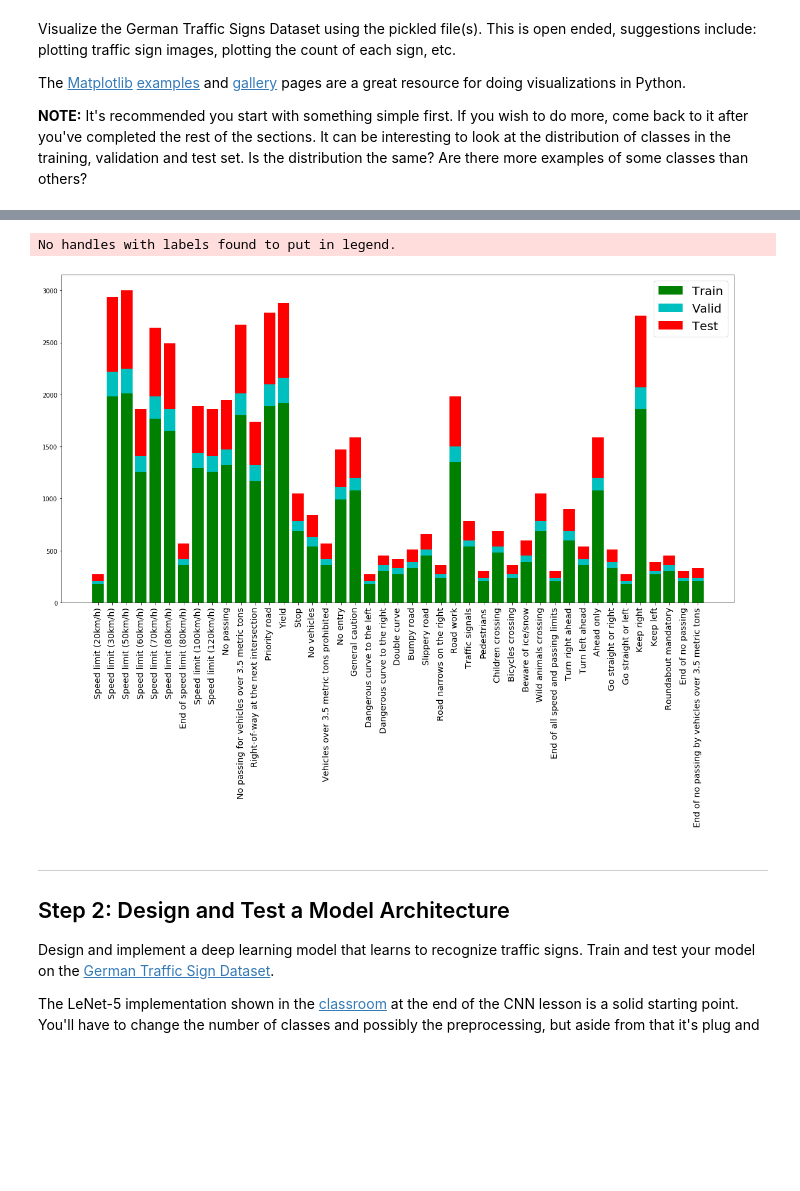
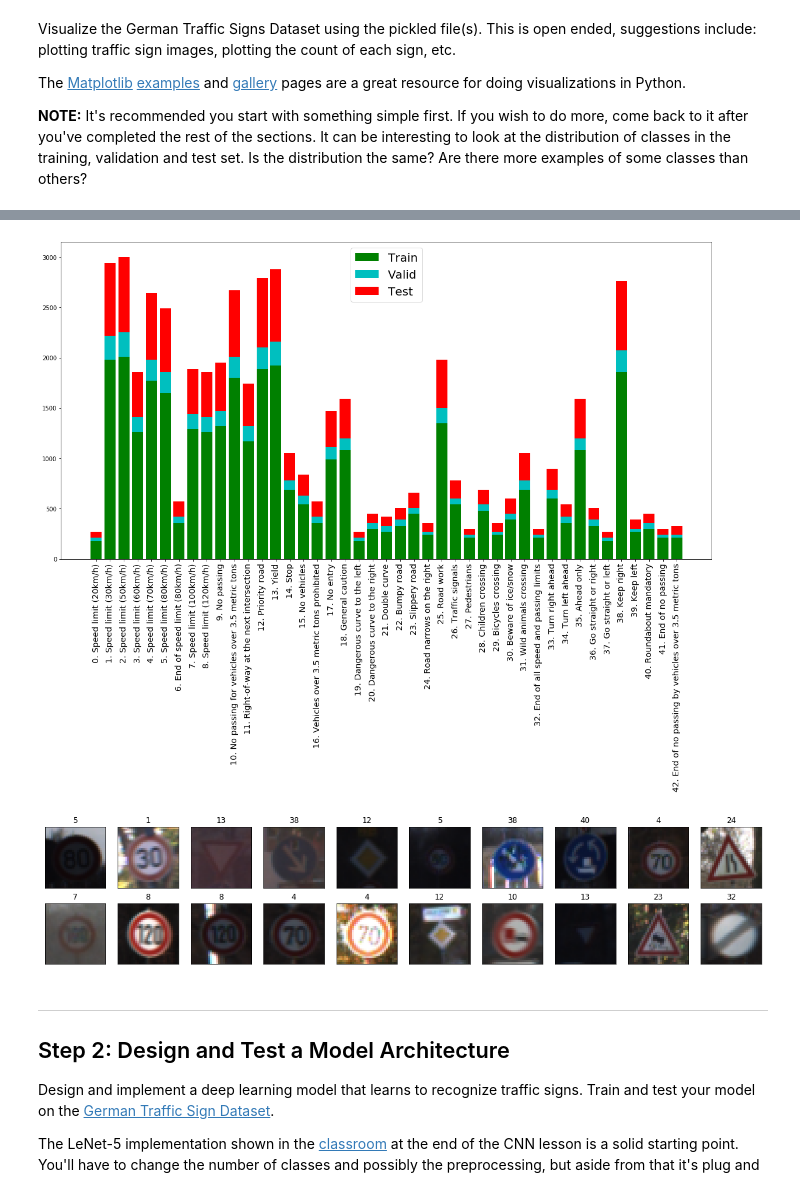
Before and after one commit to coder52/CarND-Traffic-Sign-Classifier-Project-P3, a Jupyter notebook: Traffic_Sign_Classifier.ipynb, the cells around one changed output, grey strips where cells are left out. Saved outputs shown, nothing was run; the diff lists cells and outputs as text; code cells hidden in the pictures; blank space fills up the shorter version.

Commit message:
Model implemented, trained and tested

```diff
--- a/Traffic_Sign_Classifier.ipynb
+++ b/Traffic_Sign_Classifier.ipynb
@@ -119,22 +138,30 @@ df.head()
 # %%
 x=np.arange(43)
 plt.figure(figsize=(20,10))
 
 p1 = plt.bar(x, df['frekans_train'], color='g', bottom=0)
-
 p2 = plt.bar(x, df['frekans_valid'], color='c',bottom=df['frekans_train'])
-
 p3 = plt.bar(x, df['frekans_test'], color='r', bottom=df['frekans_train']+df['frekans_valid'])
 
 plt.legend(loc='upper left')
 
-plt.xticks(x,df['SignName'], rotation= 'vertical', fontsize='x-large')
+plt.xticks(x,df['SignName'].index.astype(str)+'. '+df['SignName'], rotation= 'vertical', fontsize='x-large')
 
-plt.legend((p1[0], p2[0], p3[0]), ('Train', 'Valid', 'Test'), loc='upper right', prop={'size': 20})
+plt.legend((p1[0], p2[0], p3[0]), ('Train', 'Valid', 'Test'), loc='upper center', prop={'size': 20})
 plt.show()
 # %% [output]
-No handles with labels found to put in legend.
-[figure, old version]
+[figure, new version]
+# %%
+# plot the images
+examples = np.random.randint(0,y_train.shape[0],20)
+
+fig = plt.figure(figsize=(20, 4))
+for i, idx in enumerate(examples):
+    ax = fig.add_subplot(2, 10, i+1, xticks=[], yticks=[])
+    plt.imshow(X_train[idx])
+    ax.set_title(y_train[idx])
+# %% [output]
+[figure, added]
 # %% [markdown]
 ----
 
```
Also changed, not shown: parts of 19 cells of this notebook.
